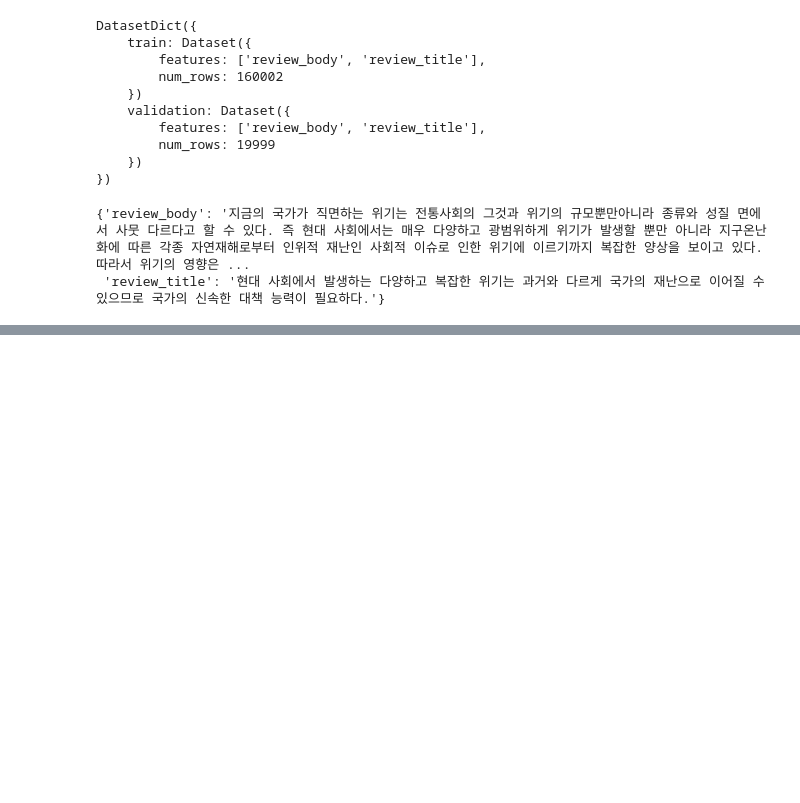
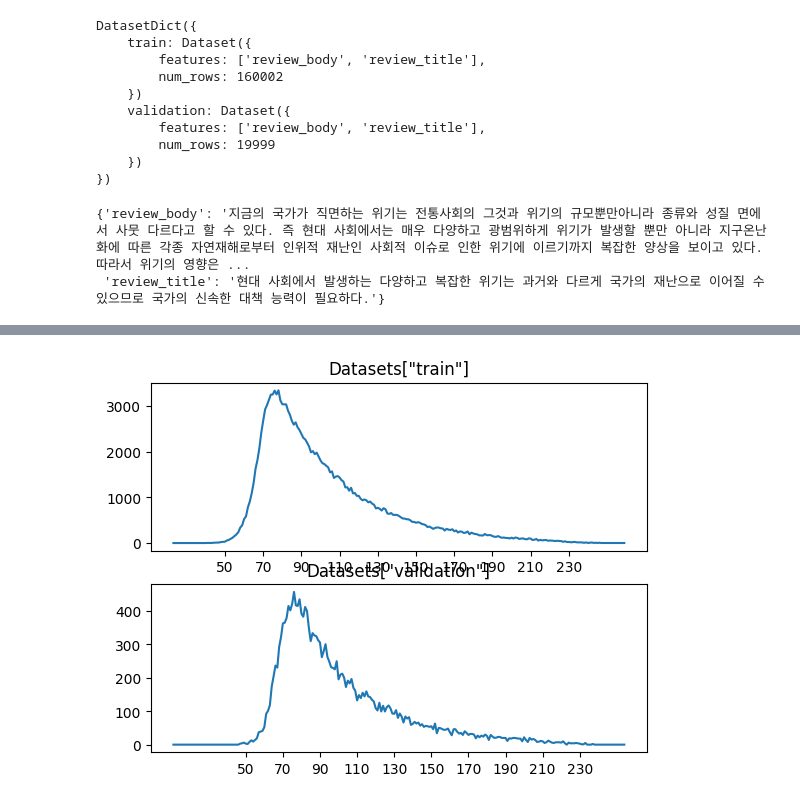
Before and after one commit to jonggurl96/HF_Transformers, a Jupyter notebook: notebook/07. 주요 NLP 태스크 실제 구현방법/4. Summarization.ipynb, the cells around one changed output, grey strips where cells are left out. Drawn from its saved outputs; the diff is of its cells as text; code cells hidden in the pictures; blank space fills up the shorter version.

Commit message:
4. Summarization dataset 토큰화

```diff
--- a/notebook/07. 주요 NLP 태스크 실제 구현방법/4. Summarization.ipynb
+++ b/notebook/07. 주요 NLP 태스크 실제 구현방법/4. Summarization.ipynb
@@ -104,0 +122,20 @@ datasets["train"][0]
+# %%
+# 문장 길이 확인
+from collections import defaultdict
+import matplotlib.pyplot as plt
+
+fig = plt.figure()
+
+for fig_idx, split in enumerate(["train", "validation"]):
+    title = f"Datasets[\"{split}\"]"
+    length_dict = defaultdict(int)
+    for idx in range(datasets[split].num_rows):
+        review_body_length = len(datasets[split][idx]["review_body"].split())
+        length_dict[review_body_length] += 1
+    length_dict = dict(sorted(length_dict.items(), key = lambda x: x[0]))
+    fig_plot = fig.add_subplot(2, 1, fig_idx + 1)
+    fig_plot.set_title(title)
+    fig_plot.set_xticks((range(50, 250, 20)))
+    fig_plot.plot(length_dict.keys(), length_dict.values())
+# %% [output]
+[figure, added]
```
Also changed, not shown: parts of 11 cells of this notebook.
